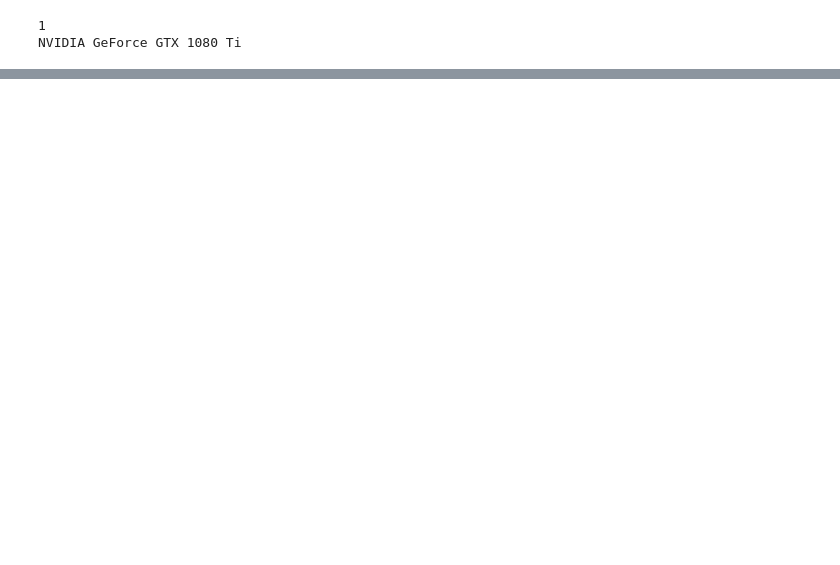
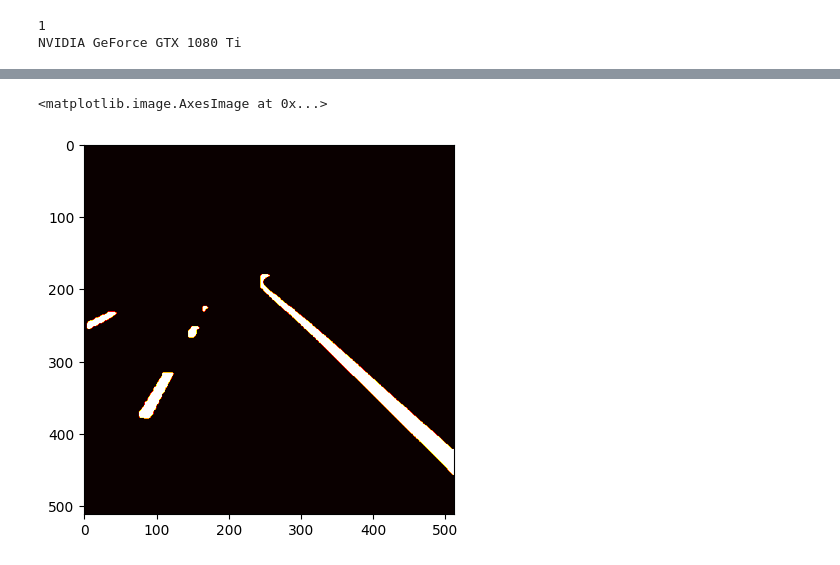
Before and after one commit to FilippYV/ETS_Autopilot, a Jupyter notebook: code_programm/auxiliary_squeaks/test.ipynb, the cells around one changed output, grey strips where cells are left out. Cells and saved outputs as stored; diff of their text form; code cells hidden in the pictures; blank space fills up the shorter version.

```diff
--- a/code_programm/auxiliary_squeaks/test.ipynb
+++ b/code_programm/auxiliary_squeaks/test.ipynb
@@ -42,0 +61,5 @@ plt.imshow(combined_mask, 'gray')
+# %%
+plt.imshow(combined_mask, 'hot')
+# %% [output]
+<matplotlib.image.AxesImage at 0x...>
+[figure, added]
```
Also changed, not shown: parts of 9 cells of this notebook, 2 other files.
